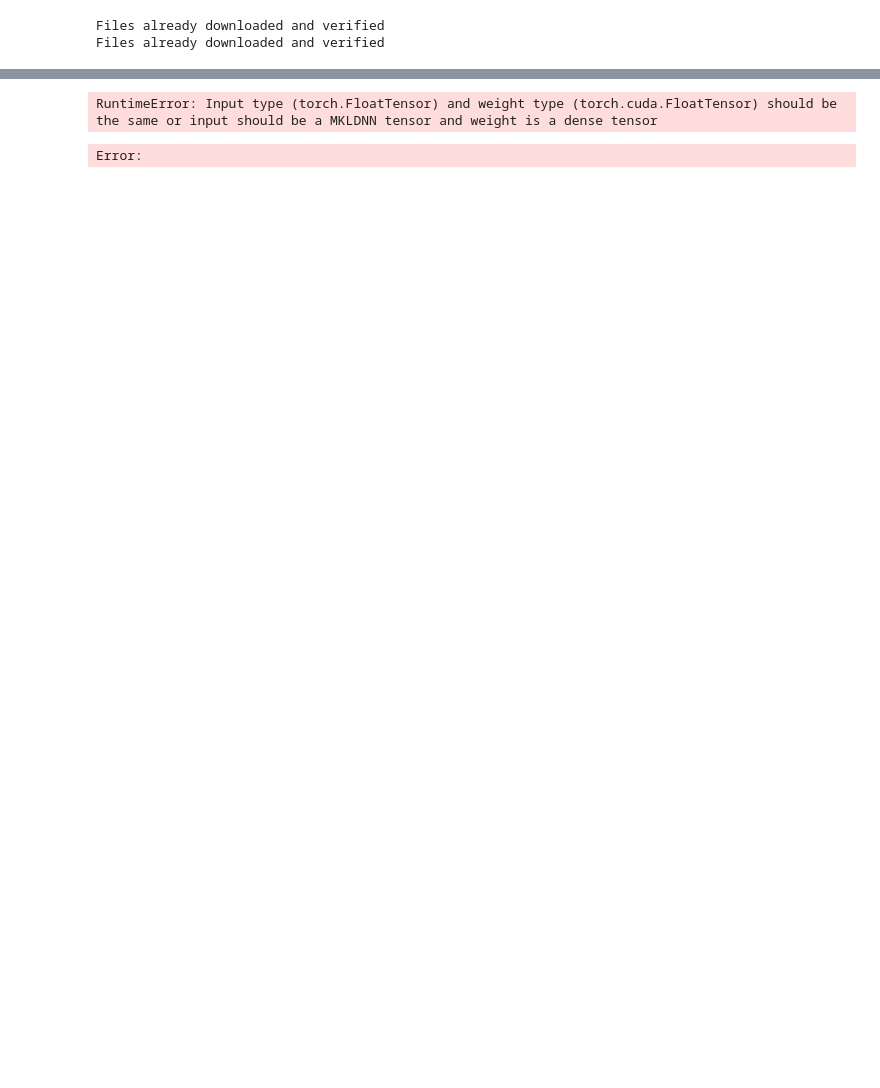
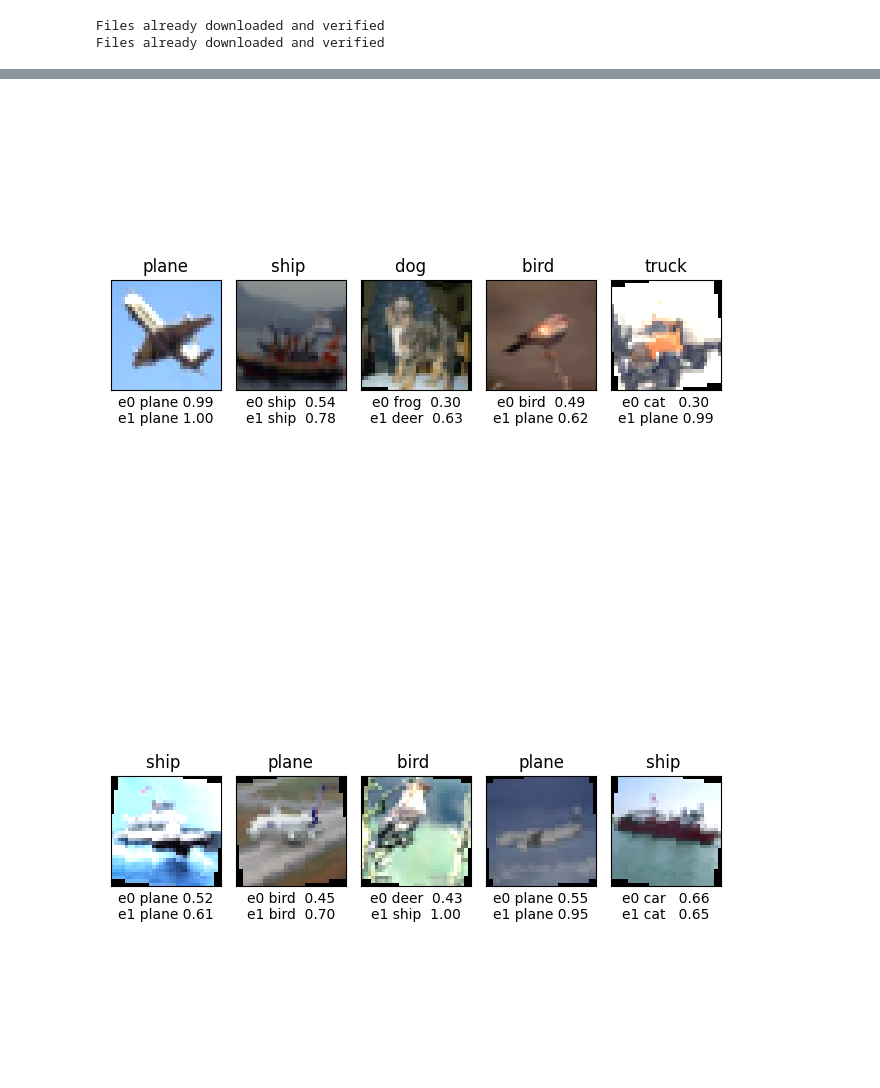
Before and after one commit to biggsbenjamin/earlyexitnet, a Jupyter notebook: scripts/jupyter/make_MAV.ipynb, the cells around one changed output, grey strips where cells are left out. Saved outputs shown, nothing was run; the diff lists cells and outputs as text; code cells hidden in the pictures; blank space fills up the shorter version.

```diff
--- a/scripts/jupyter/make_MAV.ipynb
+++ b/scripts/jupyter/make_MAV.ipynb
@@ -65,0 +76,10 @@ torch.Size([2, 40000])
+# %%
+train_dl = datacoll.get_train_dl() # get dataloader
+
+tester = Tester(model, train_dl, exits=2,
+                conf_funcs=[0,1,2,3,4],
+                top1acc_thresholds=[0.6,0],
+                entropy_thresholds=[0.2, 1000000],
+                device=torch.device('cuda:0'), save_raw=True)
+
+tester.raw_softmax
@@ -113,6 +202,5 @@ IndexError: too many indices for array: array is 1-dimensional, but 2 were index
 # %%
 # SHOW THE MODEL WORKING
-
 # %matplotlib ipympl needs ipywidgets
 import math
 from IPython.core.debugger import set_trace
@@ -124,7 +212,7 @@ classes = ('plane', 'car', 'bird', 'cat',
 
 def imshow(img, ncols=1, label=None, caption=None):
     # img = img / 2 + 0.5     # unnormalize
-    npimg = img.numpy()
+    npimg = img.to('cpu').numpy()
     num_img = npimg.shape[0]
 
     nrows = math.ceil(num_img / ncols)
@@ -134,6 +222,9 @@ def imshow(img, ncols=1, label=None, caption=None):
     for row in range(nrows):
         fig, axs = plt.subplots(nrows=1, ncols=ncols,
                                 subplot_kw={'xticks': [], 'yticks': []})
+
+        if row > 5:
+            break
 
         for ax in axs:
             if img_track < num_img:
@@ -141,34 +232,40 @@ def imshow(img, ncols=1, label=None, caption=None):
                 if label is not None:
                     ax.set_title(label[img_track])
                 if caption is not None:
                     ax.set_xlabel(caption[img_track])
             img_track += 1
 
         plt.tight_layout()
         # plt.imshow(np.transpose(npimg, (1, 1, 1)))
         plt.show()
 
 def getcaption(images, model):
     model.eval()
-    captions = ['' for i in range(BATCH_SIZE)]
+    #captions = ['' for i in range(BATCH_SIZE)]
+    captions = ['' for i in range(10)]
     with torch.no_grad():
         result = model.forward(images)
         sftmx = torch.max(torch.softmax(result, dim=-1),dim=-1).values
         res_max = result.max(dim=-1).values
         res_arg_max = result.max(dim=-1).indices
         for exit_num, (max, arg_max) in enumerate(zip(sftmx, res_arg_max)):
             for i, (max_val, index) in enumerate(zip(max, arg_max)):
                 captions[i] += f"e{exit_num} {classes[index]:5s} {max_val:.02f}"
                 if exit_num != model.exit_num - 1:
                     captions[i] += '\n'
     return captions
 # get some random training images
 dataiter = iter(test_dl)
 images, labels = next(dataiter)
+images.shape, labels.shape
+images[:10].shape, labels[:10]
+
+images = images[:10].to('cuda:0')
+labels = labels[:10].to('cuda:0')
 
 
 # show images
-imshow(images, ncols=4, label=[f'{classes[label]:5s}' for label in labels], caption=getcaption(images, model))
+imshow(images, ncols=5, label=[f'{classes[label]:5s}' for label in labels], caption=getcaption(images, model))
 # %% [output]
-RuntimeError: Input type (torch.FloatTensor) and weight type (torch.cuda.FloatTensor) should be the same or input should be a MKLDNN tensor and weight is a dense tensor
-Error:
+[figure, added]
+[figure, added]
```
Also changed, not shown: parts of 9 cells of this notebook, 6 other files.
